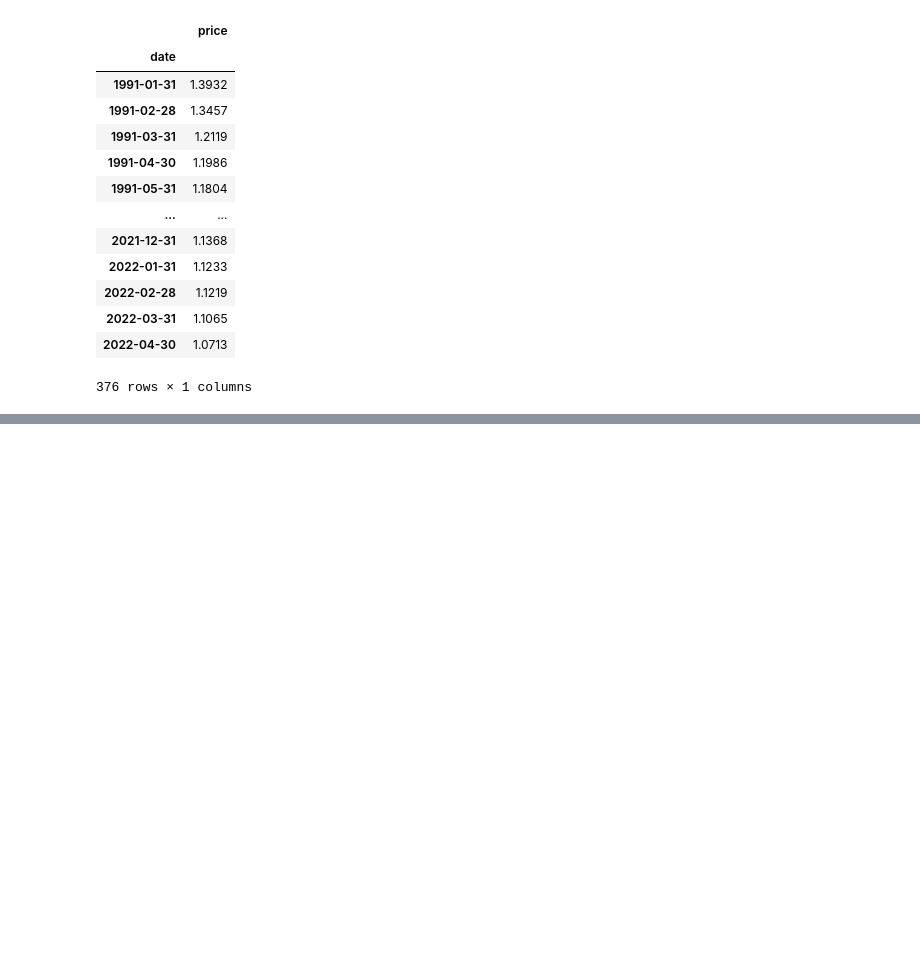
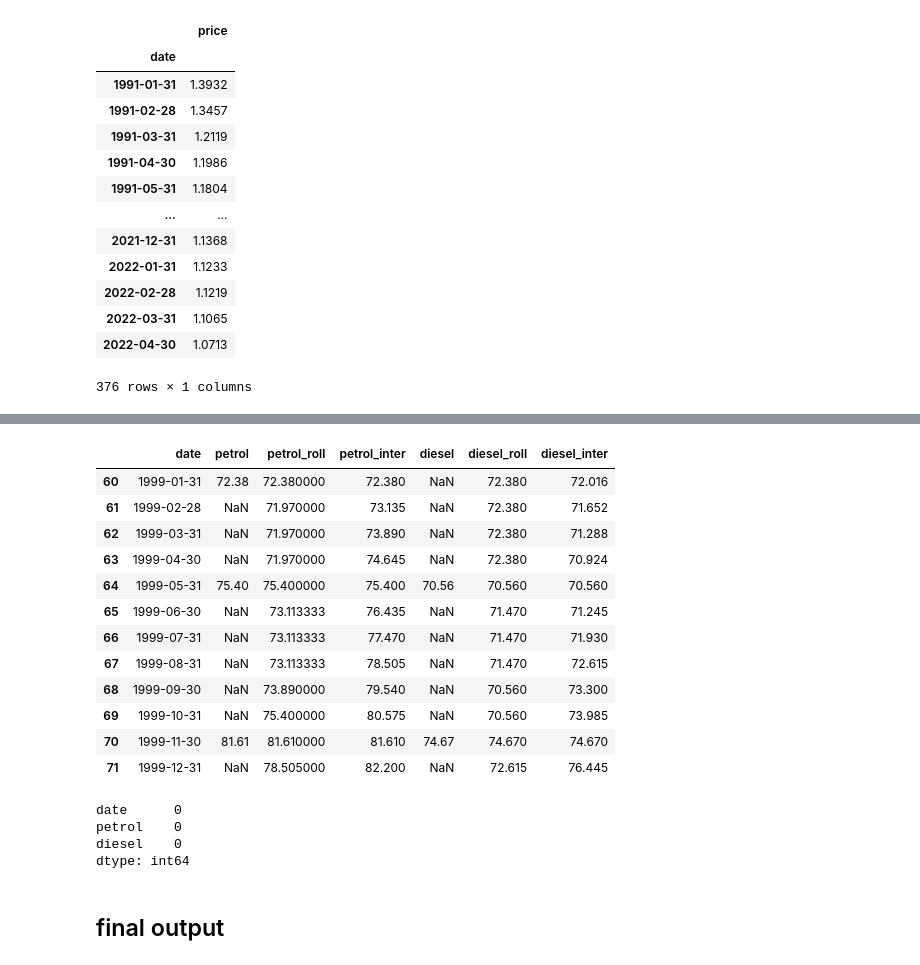
Before and after one commit to trentsteel777/CA2, a Jupyter notebook: DataPrep.ipynb, the cells around one changed output, grey strips where cells are left out. Drawn from its saved outputs; the diff is of its cells as text; code cells hidden in the pictures; blank space fills up the shorter version.

```diff
--- a/DataPrep.ipynb
+++ b/DataPrep.ipynb
@@ -1724,0 +1880,18 @@ df_temp
+# %%
+# interpolation gives a smoother averaging compared to just using a rolling average
+# interprolation will be used to fill in the missing data.
+df_fuel_tmp_1999[col_reorder]
+# %% [output]
+|  | date | petrol | petrol_roll | petrol_inter | diesel | diesel_roll | diesel_inter |
+| 60 | 1999-01-31 | 72.38 | 72.380000 | 72.380 | NaN | 72.380 | 72.016 |
+| 61 | 1999-02-28 | NaN | 71.970000 | 73.135 | NaN | 72.380 | 71.652 |
+| 62 | 1999-03-31 | NaN | 71.970000 | 73.890 | NaN | 72.380 | 71.288 |
+| 63 | 1999-04-30 | NaN | 71.970000 | 74.645 | NaN | 72.380 | 70.924 |
+| 64 | 1999-05-31 | 75.40 | 75.400000 | 75.400 | 70.56 | 70.560 | 70.560 |
+| 65 | 1999-06-30 | NaN | 73.113333 | 76.435 | NaN | 71.470 | 71.245 |
+| 66 | 1999-07-31 | NaN | 73.113333 | 77.470 | NaN | 71.470 | 71.930 |
+| 67 | 1999-08-31 | NaN | 73.113333 | 78.505 | NaN | 71.470 | 72.615 |
+| 68 | 1999-09-30 | NaN | 73.890000 | 79.540 | NaN | 70.560 | 73.300 |
+| 69 | 1999-10-31 | NaN | 75.400000 | 80.575 | NaN | 70.560 | 73.985 |
+| 70 | 1999-11-30 | 81.61 | 81.610000 | 81.610 | 74.67 | 74.670 | 74.670 |
+| 71 | 1999-12-31 | NaN | 78.505000 | 82.200 | NaN | 72.615 | 76.445 |
@@ -1724,0 +1904,9 @@ df_temp
+# %%
+df_fuel.isnull().sum()
+# %% [output]
+date      0
+petrol    0
+diesel    0
+dtype: int64
+# %% [markdown]
+## final output
```
Also changed, not shown: parts of 132 cells of this notebook, 8 other files.
